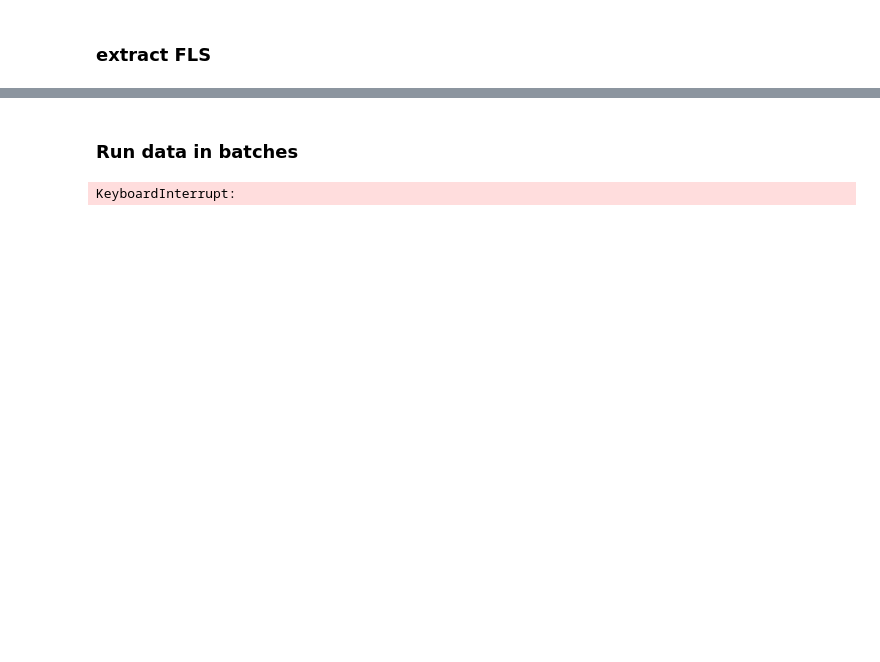
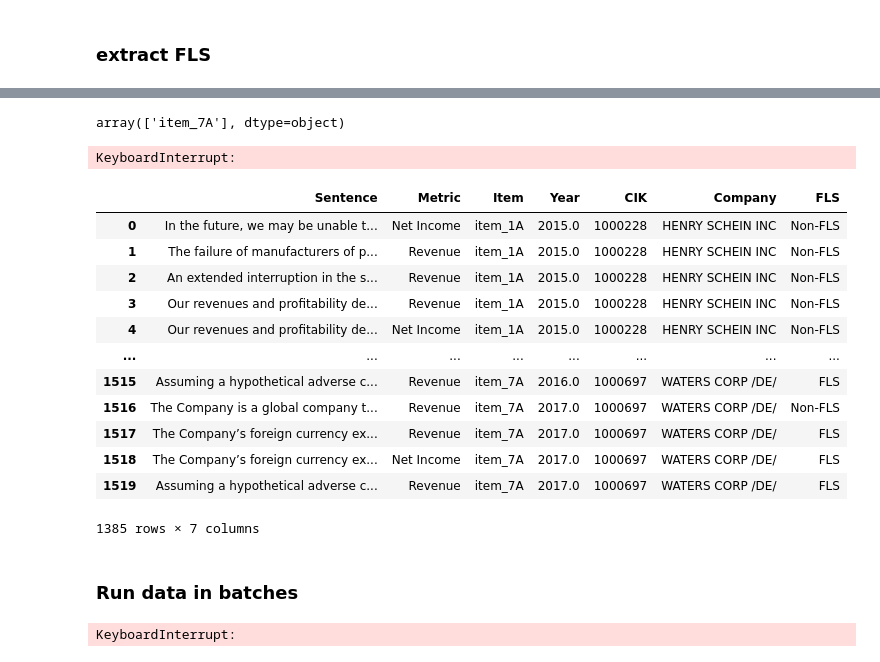
Before and after one commit to nkhanhle23/thesis, a Jupyter notebook: notebooks/extract_sentences.ipynb, the cells around one changed output, grey strips where cells are left out. Cells and saved outputs as stored; diff of their text form; code cells hidden in the pictures; blank space fills up the shorter version.

Commit message:
Update code to extract sentences

```diff
--- a/notebooks/extract_sentences.ipynb
+++ b/notebooks/extract_sentences.ipynb
@@ -303,0 +294,25 @@ def extract_fls(doc,date):
+# %%
+items = ['item_1A', 'item_7', 'item_7A']
+for item in items:
+    fls_with_metrics_item = pd.DataFrame(columns=['Sentence', 'Metric'])
+    for index,row in filtered_df.iterrows():
+        # extract sentences with metrics from the current row
+        sentences_with_metrics = extract_sentences_with_metrics(row[item])
+        if sentences_with_metrics.empty:
+                continue
+        sentences_with_metrics_clean = clean_newlines(sentences_with_metrics['Sentence'])
+        sentences_with_metrics['Sentence'] = sentences_with_metrics_clean
+
+        # create a dataframe with the current row's data
+        sentences_with_metrics['Item'] = item
+        sentences_with_metrics['Year'] = row['year']
+        sentences_with_metrics['CIK'] = row['cik']
+        sentences_with_metrics['Company'] = row['company']
+
+        # append the result for the current row to the item's result DataFrame
+        fls_with_metrics_item = pd.concat([fls_with_metrics_item, sentences_with_metrics], ignore_index=True)
+
+        company = row['company']
+        year = row['year']
+        # print progress
+        print(f"Finished extracting sentences for {company} {year} - {item}, data no {index}")
@@ -303,0 +341,17 @@ def extract_fls(doc,date):
+# %%
+# apply categorize_fls function to the dataframe
+fls_with_metrics_item['FLS'] = fls_with_metrics_item.apply(
+    lambda x: categorize_fls(x['Sentence'], x['Year']), axis=1
+    )
+
+# drop possible duplicates
+fls_with_metrics_item.drop_duplicates(inplace=True)
+# %%
+fls_with_metrics_item['Item'].unique()
+# %% [output]
+array(['item_7A'], dtype=object)
+# %%
+fls_with_metrics = extract_sentences_complete(filtered_df)
+fls_with_metrics
+# %% [output]
+KeyboardInterrupt:
@@ -304,3 +407,21 @@ def extract_fls(doc,date):
+# %%
+fls_with_metrics = extract_sentences_complete(test_df)
+# %%
+fls_with_metrics
+# %% [output]
+|  | Sentence | Metric | Item | Year | CIK | Company | FLS |
+| 0 | In the future, we may be unable t... | Net Income | item_1A | 2015.0 | 1000228 | HENRY SCHEIN INC | Non-FLS |
+| 1 | The failure of manufacturers of p... | Revenue | item_1A | 2015.0 | 1000228 | HENRY SCHEIN INC | Non-FLS |
+| 2 | An extended interruption in the s... | Revenue | item_1A | 2015.0 | 1000228 | HENRY SCHEIN INC | Non-FLS |
+| 3 | Our revenues and profitability de... | Revenue | item_1A | 2015.0 | 1000228 | HENRY SCHEIN INC | Non-FLS |
+| 4 | Our revenues and profitability de... | Net Income | item_1A | 2015.0 | 1000228 | HENRY SCHEIN INC | Non-FLS |
+| ... | ... | ... | ... | ... | ... | ... | ... |
+| 1515 | Assuming a hypothetical adverse c... | Revenue | item_7A | 2016.0 | 1000697 | WATERS CORP /DE/ | FLS |
+| 1516 | The Company is a global company t... | Revenue | item_7A | 2017.0 | 1000697 | WATERS CORP /DE/ | Non-FLS |
+| 1517 | The Company’s foreign currency ex... | Revenue | item_7A | 2017.0 | 1000697 | WATERS CORP /DE/ | FLS |
+| 1518 | The Company’s foreign currency ex... | Net Income | item_7A | 2017.0 | 1000697 | WATERS CORP /DE/ | FLS |
+| 1519 | Assuming a hypothetical adverse c... | Revenue | item_7A | 2017.0 | 1000697 | WATERS CORP /DE/ | FLS |
+1385 rows × 7 columns
 # %% [markdown]
 ### Run data in batches
 # %%
```
Also changed, not shown: parts of 29 cells of this notebook.
